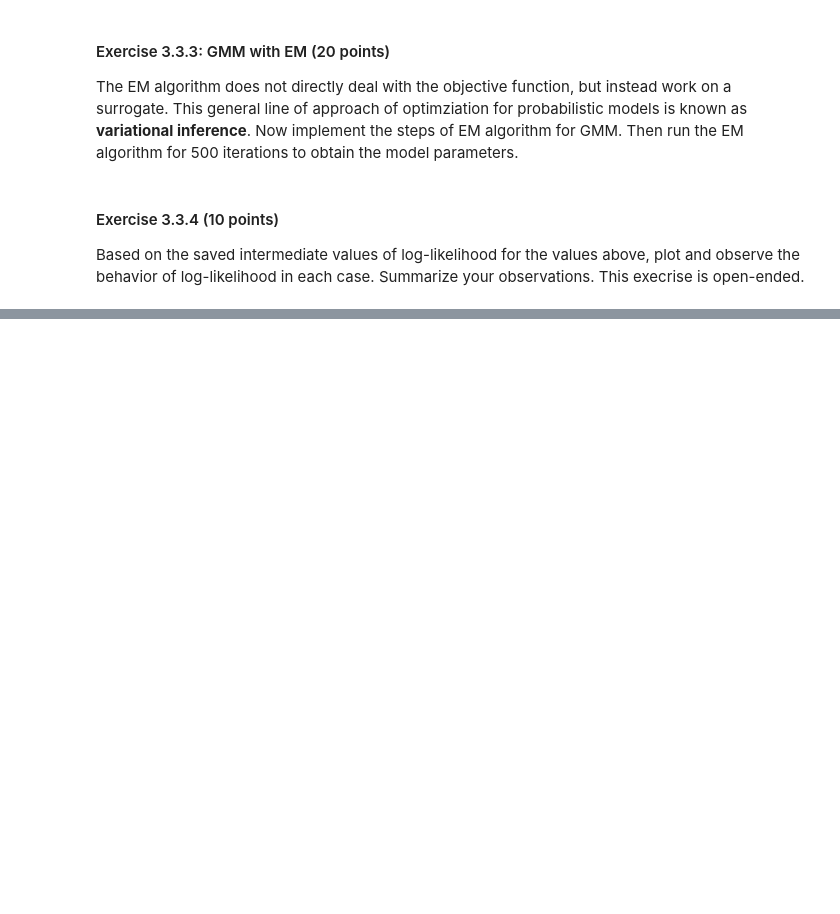
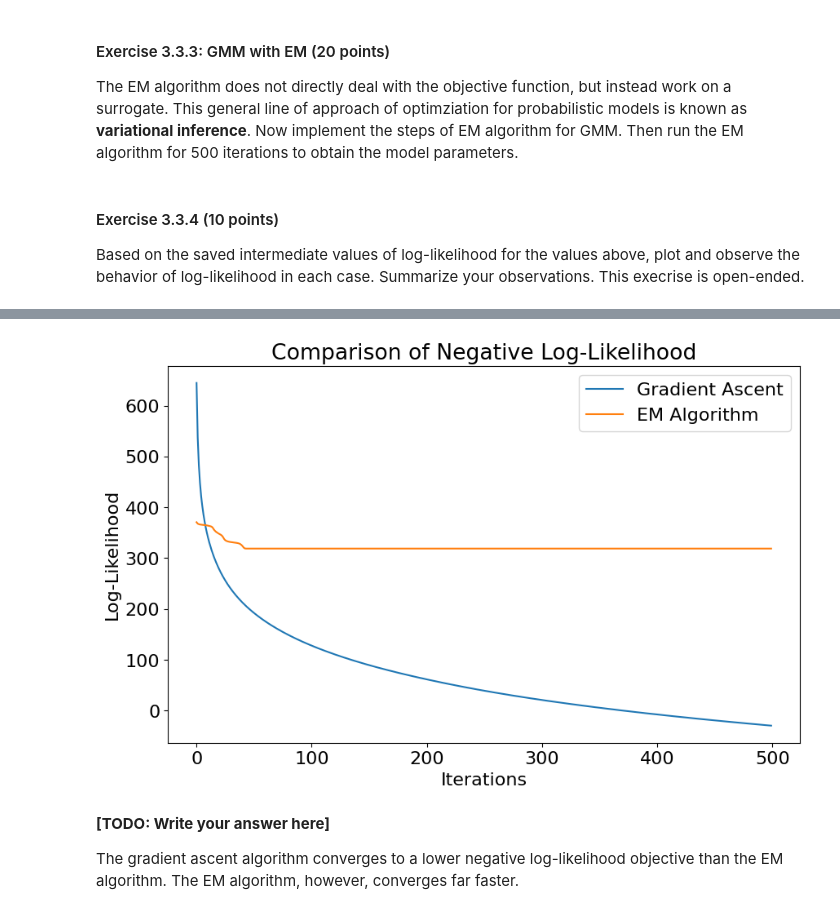
Before and after one commit to siddharthnandy/CS247, a Jupyter notebook: hw1/Assignment 1.ipynb, the cells around one changed output, grey strips where cells are left out. Drawn from its saved outputs; the diff is of its cells as text; code cells hidden in the pictures; blank space fills up the shorter version.

```diff
--- a/hw1/Assignment 1.ipynb
+++ b/hw1/Assignment 1.ipynb
@@ -312,5 +474,5 @@ In the following exercises, we load a sample dataset, and then implement a logis
 # %%
-sample_data = pd.read_csv("sample_data.txt", delimiter=",")
+sample_data = pd.read_csv("/content/drive/MyDrive/Colab Notebooks/cs247/sample_data.txt", delimiter=",")
 n,d = sample_data.shape
 sample_data.columns = ["score_1", "score_2", "label"]
 X = sample_data[["score_1", "score_2"]].values
@@ -594,0 +955,34 @@ Summarize your observations. This execrise is open-ended.
+# %%
+# TODO: Plot the intermediate values of log-likelihood in each case
+theta_old_ga = Theta(
+    pi=np.array([0.4, 0.3, 0.3]),
+    mu=np.array([
+        [0.0, 0.0],
+        [3.0, 1.0],
+        [4.0, 3.0]
+    ]),
+    Sigma=np.array([
+        [[1.0, 0.5],[0.5, 1.0]],
+        [[1.0, 0.5],[0.5, 1.0]],
+        [[1.0, 0.5],[0.5, 1.0]]
+    ])
+)
+
+theta_old_em = Theta(
+    pi=np.array([0.4, 0.3, 0.3]),
+    mu=np.array([
+        [0.0, 0.0],
+        [3.0, 1.0],
+        [4.0, 3.0]
+    ]),
+    Sigma=np.array([
+        [[1.0, 0.5],[0.5, 1.0]],
+        [[1.0, 0.5],[0.5, 1.0]],
+        [[1.0, 0.5],[0.5, 1.0]]
+    ])
+)
+# Run gradient ascent algorithm
+updated_theta_gradient_ascent, obj_history_gradient_ascent = GMM_gradient_ascent(theta_old_ga)
+# Run EM algorithm and plot the convergence behavior
+updated_theta_em, obj_history_em = EM(theta_old_em, data)
+iterations = range(len(obj_history_em))
@@ -594,0 +1000,15 @@ Summarize your observations. This execrise is open-ended.
+# %%
+plt.figure(figsize=(10, 6))
+plt.plot(iterations, obj_history_gradient_ascent, label='Gradient Ascent')
+plt.plot(iterations, obj_history_em, label='EM Algorithm')
+plt.xlabel('Iterations')
+plt.ylabel('Negative Log-Likelihood')
+plt.title('Comparison of Negative Log-Likelihood')
+plt.legend()
+plt.show()
+# %% [output]
+[figure, added]
+# %% [markdown]
+**[TODO: Write your answer here]**
+
+The gradient ascent algorithm converges to a lower negative log-likelihood objective than the EM algorithm. The EM algorithm, however, converges far faster.
```
Also changed, not shown: parts of 53 cells of this notebook, 2 other files.
